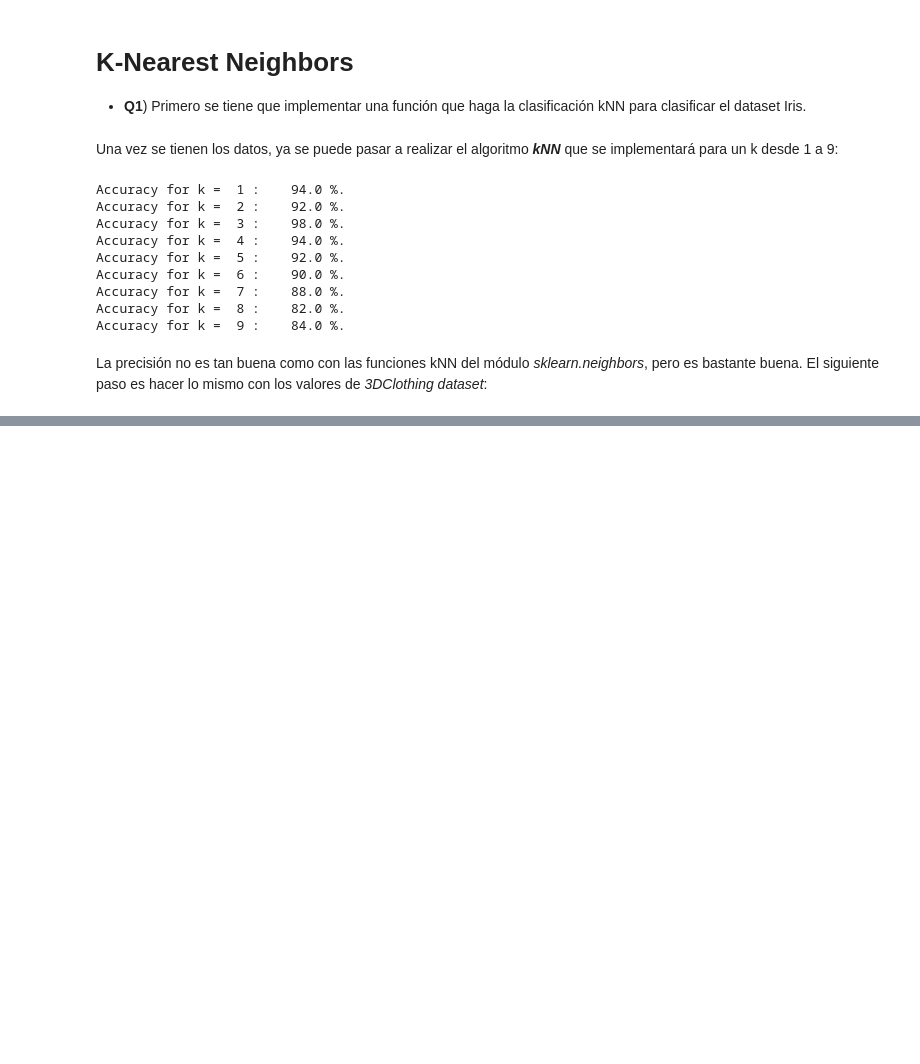
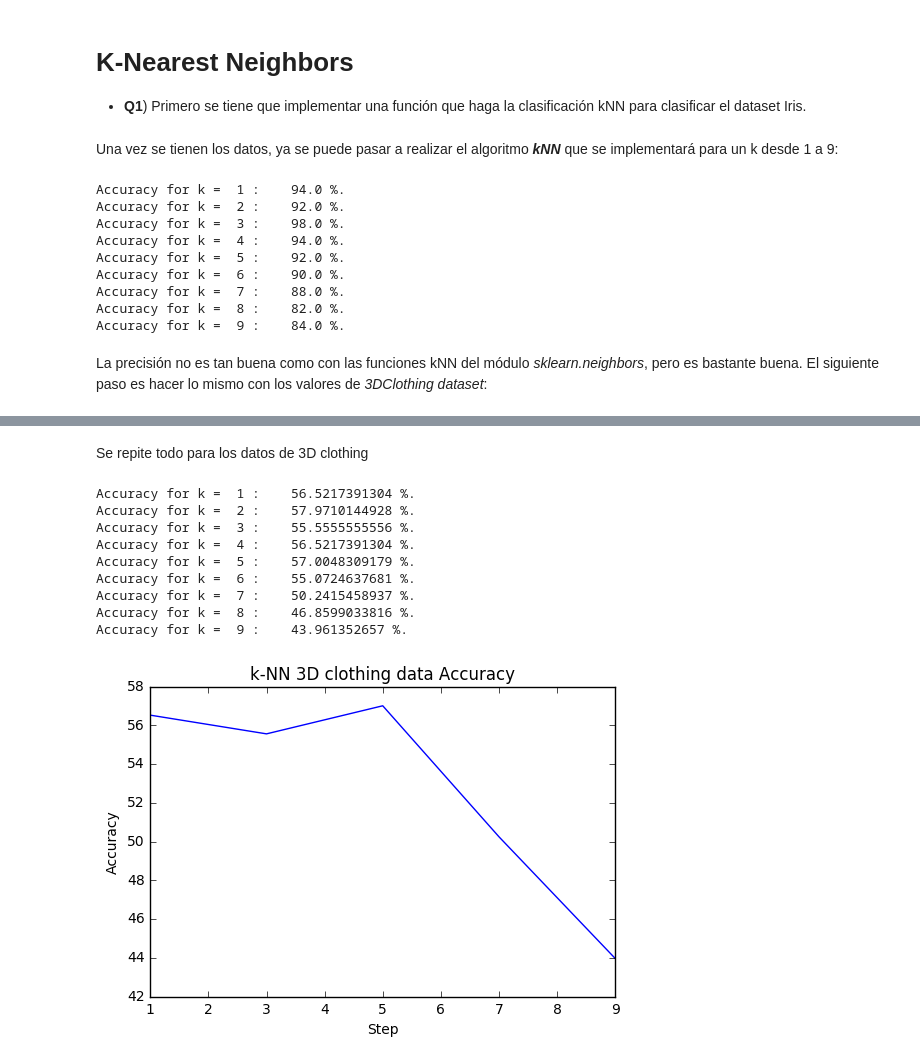
Before and after one commit to Davideando/PythonPerception, a Jupyter notebook: Classification/Classification-David-Ortiz.ipynb, the cells around one changed output, grey strips where cells are left out. Saved outputs shown, nothing was run; the diff lists cells and outputs as text; code cells hidden in the pictures; blank space fills up the shorter version.

```diff
--- a/Classification/Classification-David-Ortiz.ipynb
+++ b/Classification/Classification-David-Ortiz.ipynb
@@ -87,0 +102,40 @@ La precisión no es tan buena como con las funciones kNN del módulo *sklearn.ne
+# %% [markdown]
+Se repite todo para los datos de 3D clothing
+# %%
+# Se repite el código con clothing dataset
+
+# Se cargan las labels de los datos 3D clothing
+labels_3D_test = np.array([x.strip() for x in open('3dclothing_labels_test.txt') if x.strip()])
+labels_3D_train = np.array([x.strip() for x in open('3dclothing_labels_train.txt') if x.strip()])
+
+# Ahora se cargan los datos de test y train
+train_3D = np.load('3dclothing_train.npy')
+test_3D = np.load('3dclothing_test.npy')
+
+# Reset the plot variables
+acc_plot = []
+index = []
+
+kNN_function(train_3D, labels_3D_train, test_3D, labels_3D_test)
+
+# Plot the accuraccy
+# Plot the accuracy of Iris kNN classifier
+# Define the descriptors
+plt.title("k-NN 3D clothing data Accuracy")
+plt.xlabel("Step")
+plt.ylabel("Accuracy")
+
+#Plot the Accuracy
+plt.plot(index, acc_plot)
+plt.show()
+# %% [output]
+Accuracy for k =  1 :    56.5217391304 %.
+Accuracy for k =  2 :    57.9710144928 %.
+Accuracy for k =  3 :    55.5555555556 %.
+Accuracy for k =  4 :    56.5217391304 %.
+Accuracy for k =  5 :    57.0048309179 %.
+Accuracy for k =  6 :    55.0724637681 %.
+Accuracy for k =  7 :    50.2415458937 %.
+Accuracy for k =  8 :    46.8599033816 %.
+Accuracy for k =  9 :    43.961352657 %.
+[figure, added]
```
Also changed, not shown: parts of 4 cells of this notebook, 4 other files.
